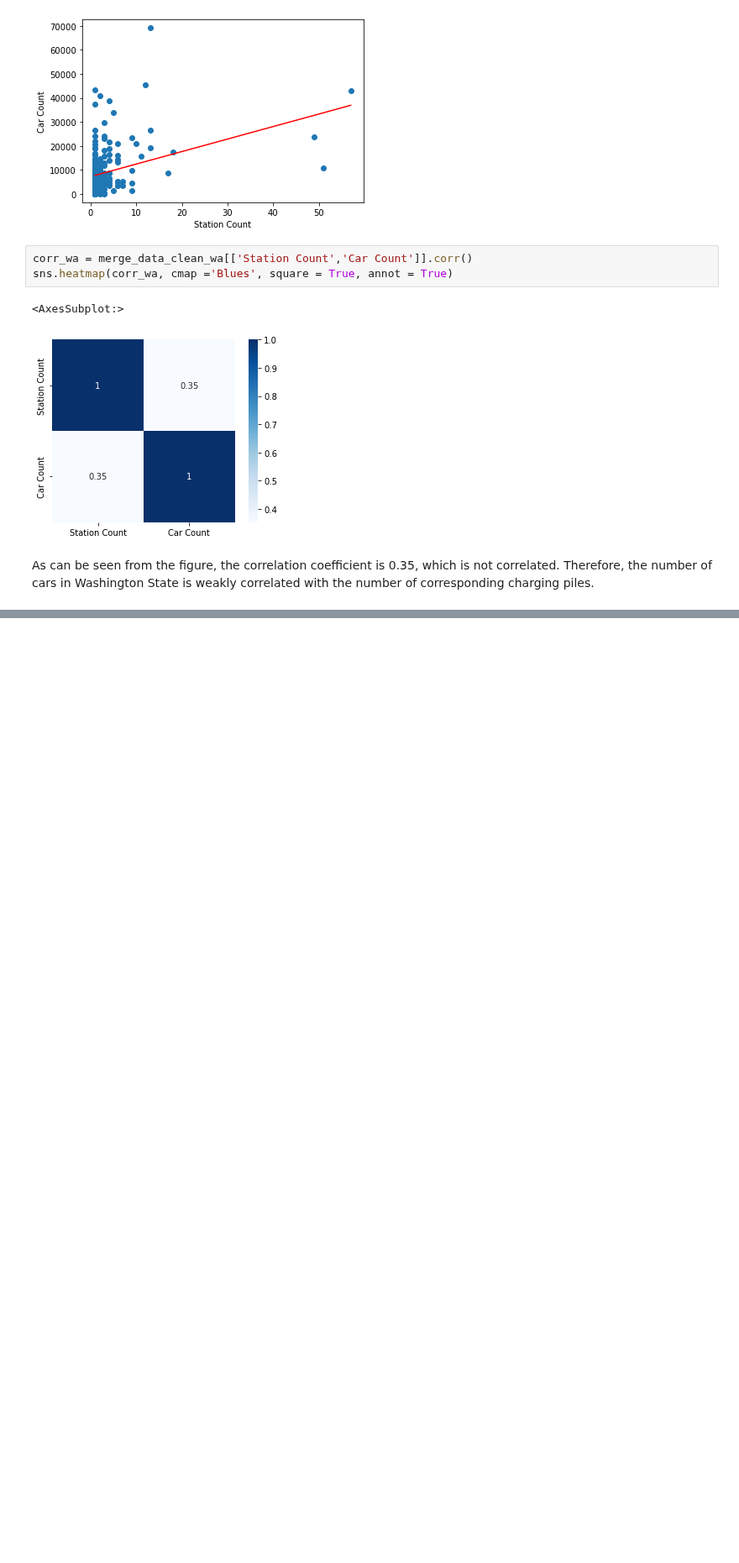
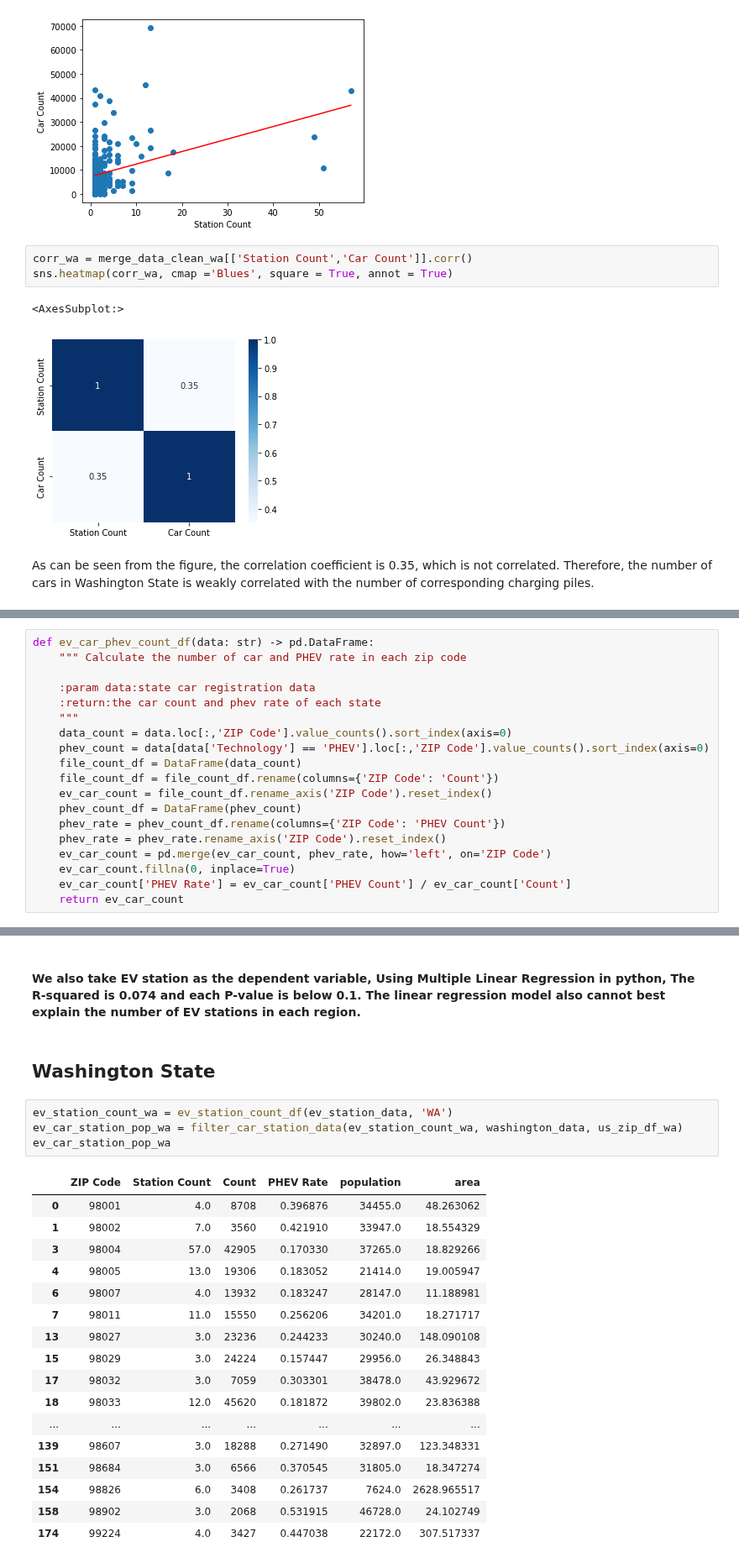
Before and after one commit to MarcccHuuu/2022Spring_Finals_EV, a Jupyter notebook: Hypothesis3.ipynb, the cells around one changed output, grey strips where cells are left out. Shown at 84% size. Saved outputs shown, nothing was run; the diff lists cells and outputs as text; blank space fills up the shorter version.

```diff
--- a/Hypothesis3.ipynb
+++ b/Hypothesis3.ipynb
@@ -642,0 +660,19 @@ As can be seen from the figure, the correlation coefficient is 0.35, which is no
+# %%
+def ev_car_phev_count_df(data: str) -> pd.DataFrame:
+    """ Calculate the number of car and PHEV rate in each zip code
+
+    :param data:state car registration data
+    :return:the car count and phev rate of each state
+    """
+    data_count = data.loc[:,'ZIP Code'].value_counts().sort_index(axis=0)
+    phev_count = data[data['Technology'] == 'PHEV'].loc[:,'ZIP Code'].value_counts().sort_index(axis=0)
+    file_count_df = DataFrame(data_count)
+    file_count_df = file_count_df.rename(columns={'ZIP Code': 'Count'})
+    ev_car_count = file_count_df.rename_axis('ZIP Code').reset_index()
+    phev_count_df = DataFrame(phev_count)
+    phev_rate = phev_count_df.rename(columns={'ZIP Code': 'PHEV Count'})
+    phev_rate = phev_rate.rename_axis('ZIP Code').reset_index()
+    ev_car_count = pd.merge(ev_car_count, phev_rate, how='left', on='ZIP Code')
+    ev_car_count.fillna(0, inplace=True)
+    ev_car_count['PHEV Rate'] = ev_car_count['PHEV Count'] / ev_car_count['Count']
+    return ev_car_count
@@ -642,0 +761,26 @@ As can be seen from the figure, the correlation coefficient is 0.35, which is no
+# %% [markdown]
+#### We also take EV station as the dependent variable, Using Multiple Linear Regression in python, The R-squared is 0.074 and each P-value is below 0.1. The linear regression model also cannot best explain the number of EV stations in each region.
+# %% [markdown]
+## Washington State
+# %%
+ev_station_count_wa = ev_station_count_df(ev_station_data, 'WA')
+ev_car_station_pop_wa = filter_car_station_data(ev_station_count_wa, washington_data, us_zip_df_wa)
+ev_car_station_pop_wa
+# %% [output]
+|  | ZIP Code | Station Count | Count | PHEV Rate | population | area |
+| 0 | 98001 | 4.0 | 8708 | 0.396876 | 34455.0 | 48.263062 |
+| 1 | 98002 | 7.0 | 3560 | 0.421910 | 33947.0 | 18.554329 |
+| 3 | 98004 | 57.0 | 42905 | 0.170330 | 37265.0 | 18.829266 |
+| 4 | 98005 | 13.0 | 19306 | 0.183052 | 21414.0 | 19.005947 |
+| 6 | 98007 | 4.0 | 13932 | 0.183247 | 28147.0 | 11.188981 |
+| 7 | 98011 | 11.0 | 15550 | 0.256206 | 34201.0 | 18.271717 |
+| 13 | 98027 | 3.0 | 23236 | 0.244233 | 30240.0 | 148.090108 |
+| 15 | 98029 | 3.0 | 24224 | 0.157447 | 29956.0 | 26.348843 |
+| 17 | 98032 | 3.0 | 7059 | 0.303301 | 38478.0 | 43.929672 |
+| 18 | 98033 | 12.0 | 45620 | 0.181872 | 39802.0 | 23.836388 |
+| ... | ... | ... | ... | ... | ... | ... |
+| 139 | 98607 | 3.0 | 18288 | 0.271490 | 32897.0 | 123.348331 |
+| 151 | 98684 | 3.0 | 6566 | 0.370545 | 31805.0 | 18.347274 |
+| 154 | 98826 | 6.0 | 3408 | 0.261737 | 7624.0 | 2628.965517 |
+| 158 | 98902 | 3.0 | 2068 | 0.531915 | 46728.0 | 24.102749 |
+| 174 | 99224 | 4.0 | 3427 | 0.447038 | 22172.0 | 307.517337 |
```
Also changed, not shown: parts of 12 cells of this notebook, 1 other file.
